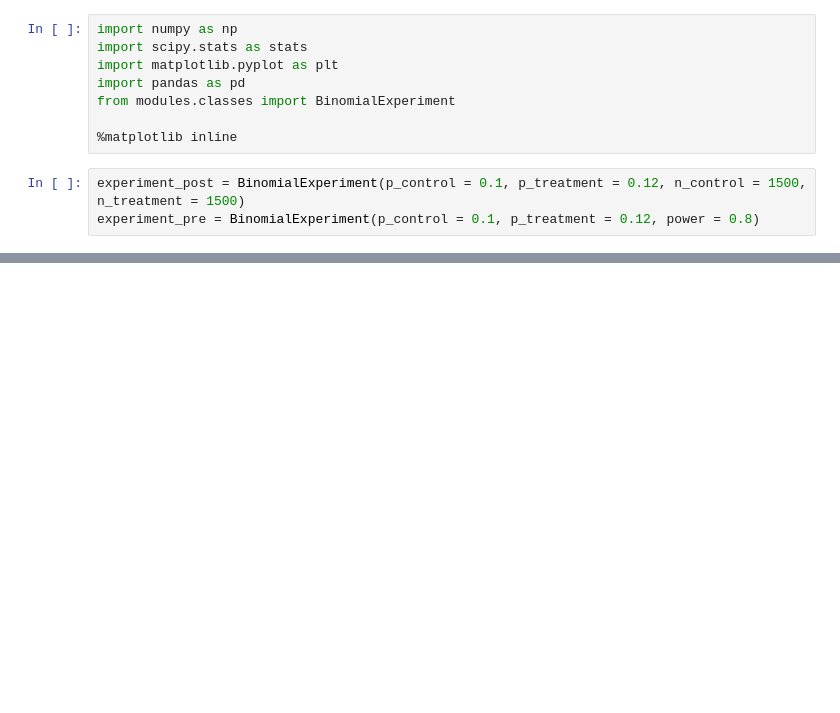
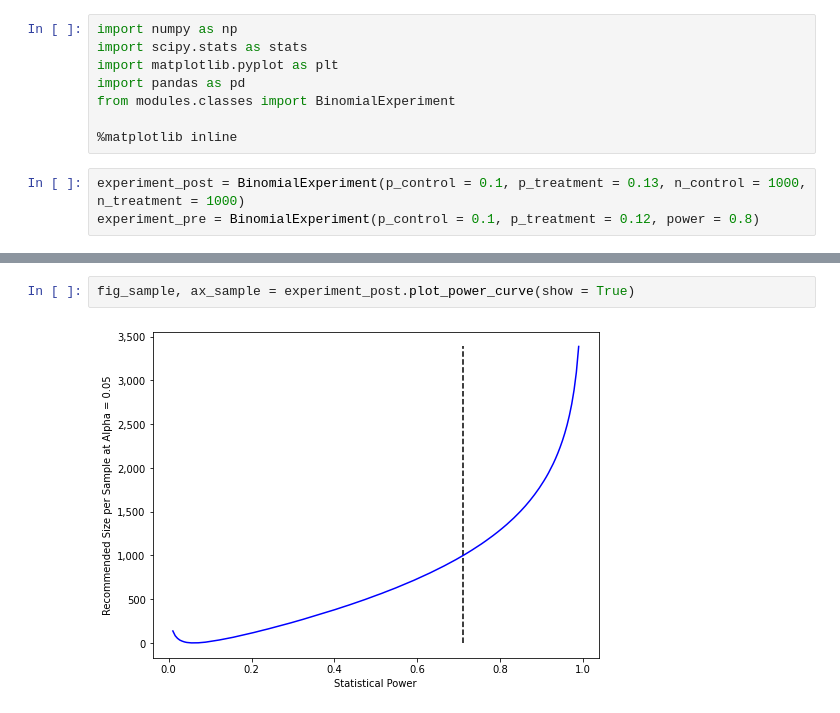
Before and after one commit to rmkeeler/statistical-significance-marketing, a Jupyter notebook: class-testing.ipynb, the cells around one changed output, grey strips where cells are left out. Drawn from its saved outputs; the diff is of its cells as text; blank space fills up the shorter version.

Commit message:
refactored distribution generation code into new functions norm_distribution() and binom_distribution(). added new function plot_power_curve() to plot relationship between power and sample size

```diff
--- a/class-testing.ipynb
+++ b/class-testing.ipynb
@@ -7,5 +7,5 @@ from modules.classes import BinomialExperiment
 
 %matplotlib inline
 # %%
-experiment_post = BinomialExperiment(p_control = 0.1, p_treatment = 0.12, n_control = 1500, n_treatment = 1500)
+experiment_post = BinomialExperiment(p_control = 0.1, p_treatment = 0.13, n_control = 1000, n_treatment = 1000)
 experiment_pre = BinomialExperiment(p_control = 0.1, p_treatment = 0.12, power = 0.8)
@@ -41,0 +28,4 @@ P Value                  0.008
+# %%
+fig_sample, ax_sample = experiment_post.plot_power_curve(show = True)
+# %% [output]
+[figure, added]
```
Also changed, not shown: parts of 5 cells of this notebook, 1 other file.
